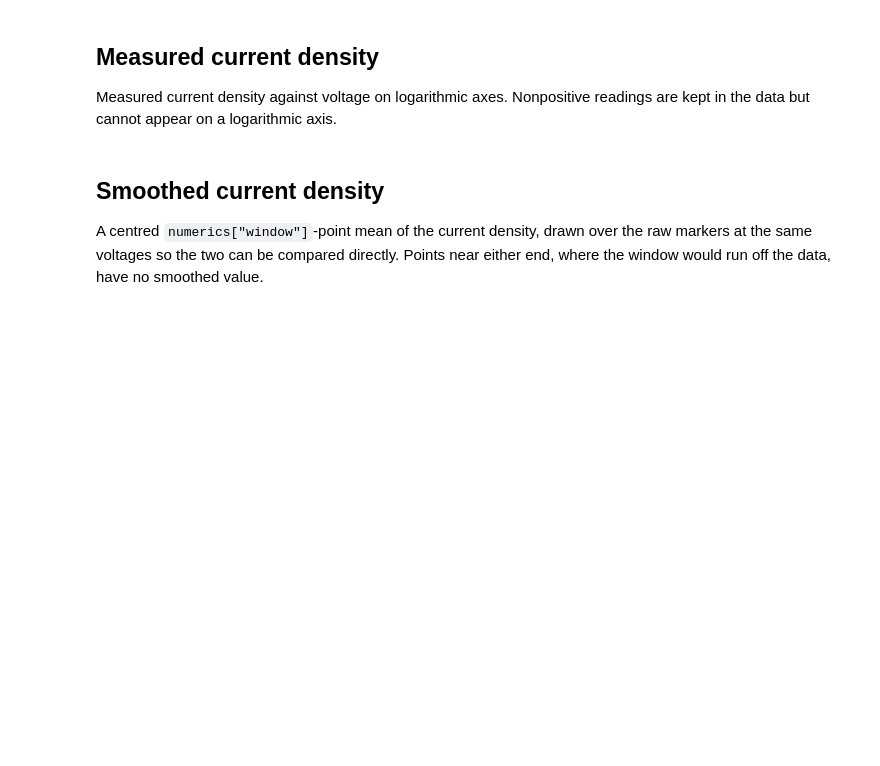
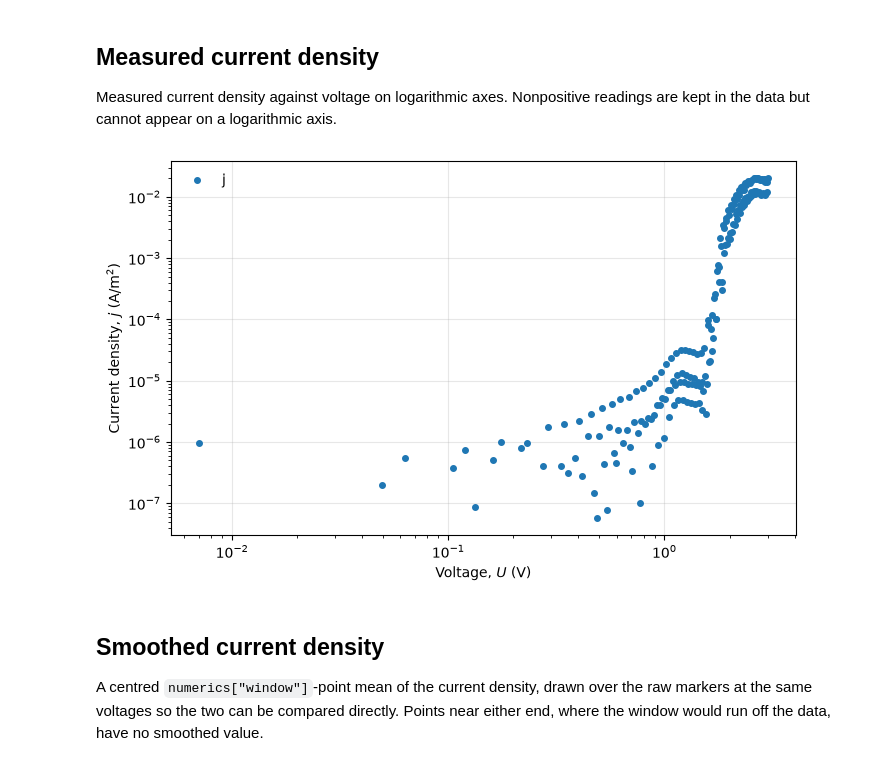
Before and after one commit to VUTVoKo/ASCLC_Pythonized, a Jupyter notebook: notebooks/asclc.ipynb, the cells around one changed output. Drawn from its saved outputs; the diff is of its cells as text; code cells hidden in the pictures; blank space fills up the shorter version.

```diff
--- a/notebooks/asclc.ipynb
+++ b/notebooks/asclc.ipynb
@@ -72,3 +79,18 @@ numerics = dict(window=11)
+# %%
+def apply_limits(axes, x=("auto", "auto"), y=("auto", "auto")):
+    """Set the ends of one axes or a pair; an end written "auto" follows the data.
+
+    x is (left, right) and y is (bottom, top). The horizontal ends go to the
+    first axes only, so a paired axis with its own horizontal scale keeps it;
+    the vertical ends go to every axes in the pair.
+    """
+    def manual(**ends):
+        return {key: end for key, end in ends.items() if end != "auto"}
+
+    axes = list(axes) if isinstance(axes, tuple) else [axes]
+    axes[0].set_xlim(**manual(left=x[0], right=x[1]))
+    for axis in axes:
+        axis.set_ylim(**manual(bottom=y[0], top=y[1]))
 # %%
 device = dict(area=material["S"], voltage_offset=0.0)
 result = run_calculation(input_path, device=device)
@@ -84,7 +106,10 @@ readings are kept in the data but cannot appear on a logarithmic axis.
 # %%
 figures = {}
 fig, ax = plot_measured_jv(result)
+apply_limits(ax, x=("auto", "auto"), y=("auto", "auto"))
 figures["measured_jv"] = fig
+# %% [output]
+[figure, added]
 # %% [markdown]
 ## Smoothed current density
 
```
Also changed, not shown: parts of 34 cells of this notebook, 27 other files.
